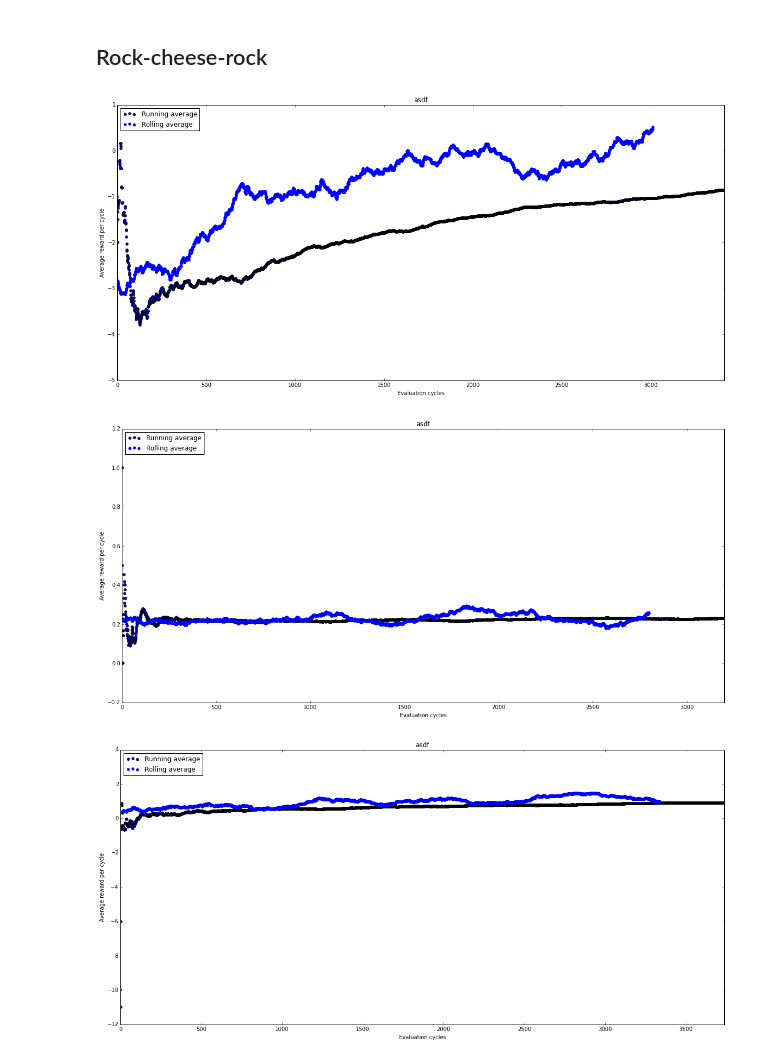
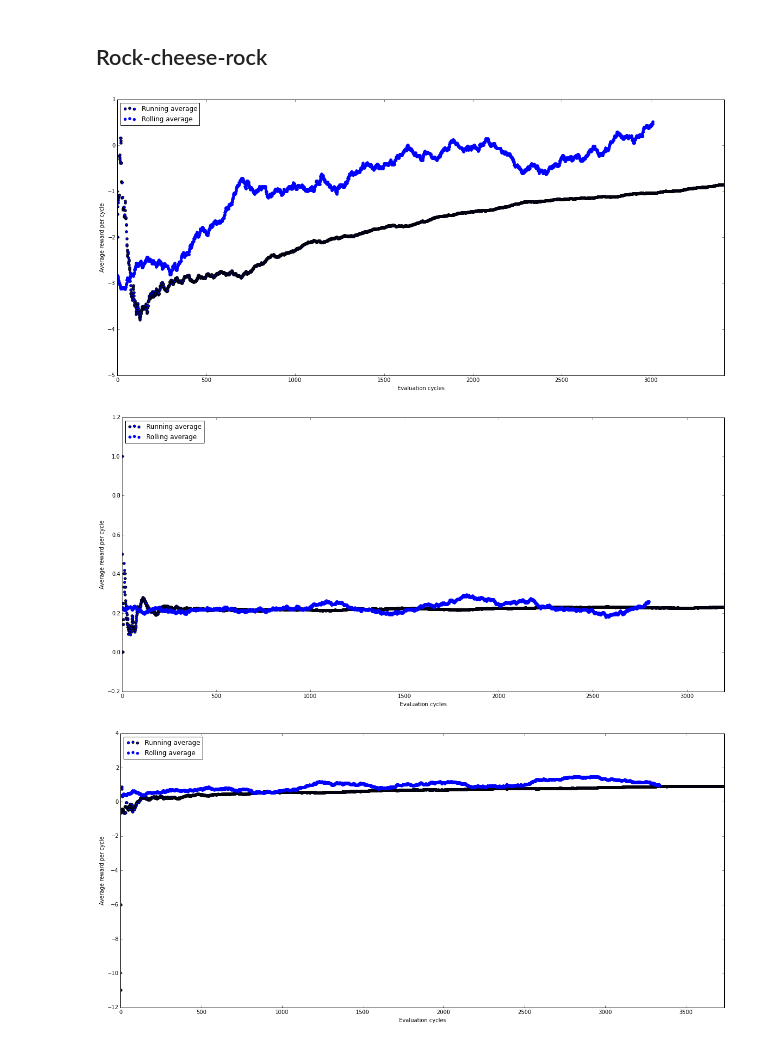
Before and after one commit to rbudzyns/AIXI_2015_Grp3, a Jupyter notebook: final_report/experiments.ipynb, the cells around one changed output. Saved outputs shown, nothing was run; the diff lists cells and outputs as text; code cells hidden in the pictures.

```diff
--- a/final_report/experiments.ipynb
+++ b/final_report/experiments.ipynb
@@ -85,11 +85,11 @@ def plotRunningAndRollingAverage(dat,title,window_size=400):
 # %%
 dir = '../logs/'
 for file in os.listdir(dir):
-    if file.endswith(".csv") and file.startswith('tiger'):
+    if file.endswith(".csv") and file.startswith('pacman'):
         data = pd.read_csv(dir+file,sep=', ',engine='python')
         game = file.split('-')[0]
         dat = getEvaluationPhaseOnly(data) # to plot evaluation cycles only
         #dat = data[['reward']] # to plot all cycles
         dat -= reward_offsets[game]
         title = file + ' | ' + time.ctime(os.path.getctime(dir+file))
-        #plotRunningAndRollingAverage(dat,title)
+        plotRunningAndRollingAverage(dat,title)
@@ -115,12 +118,12 @@ with open(rockstar) as f:
 # %%
 fil = 0
 for game in ['cheesemaze','rockpaper','cheesemaze']:
     data = pd.read_csv('tmp'+str(fil)+'.csv',sep=', ',engine='python')
     dat = getEvaluationPhaseOnly(data)
     dat -= reward_offsets[game]
-    plotRunningAndRollingAverage(dat,'asdf')
+    plotRunningAndRollingAverage(dat,'')
     fil+=1
 # %% [output]
-[figure, old version]
+[figure, new version]
-[figure, old version]
+[figure, new version]
-[figure, old version]
+[figure, new version]
```
Also changed, not shown: parts of 1 cell of this notebook, 1 other file.
